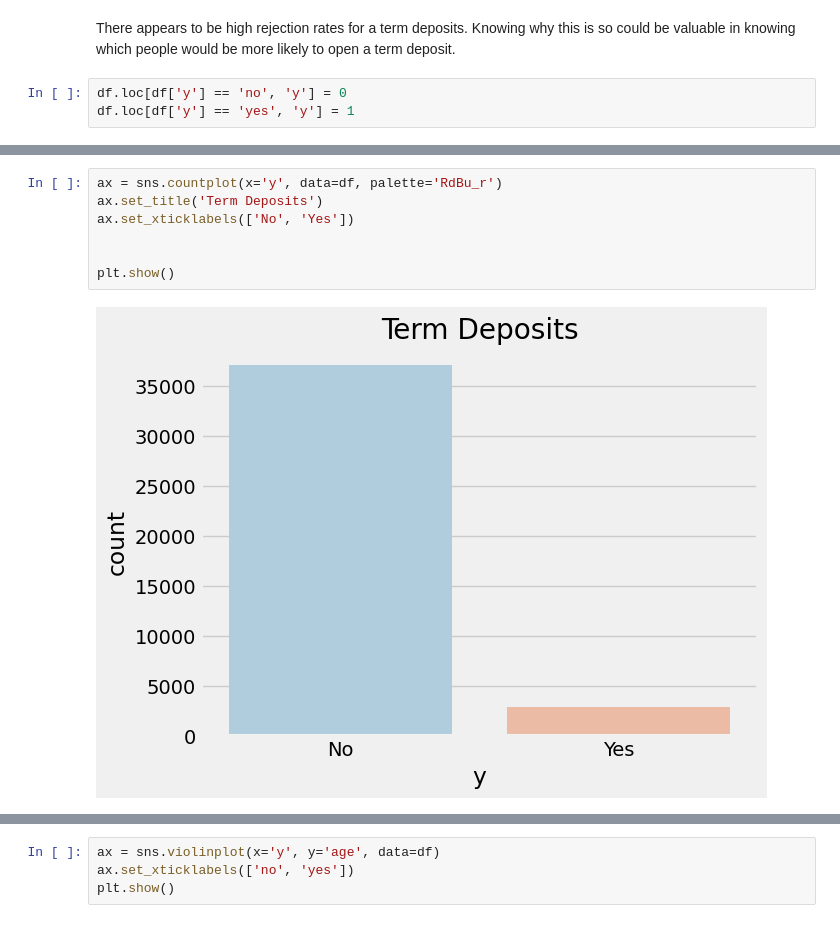
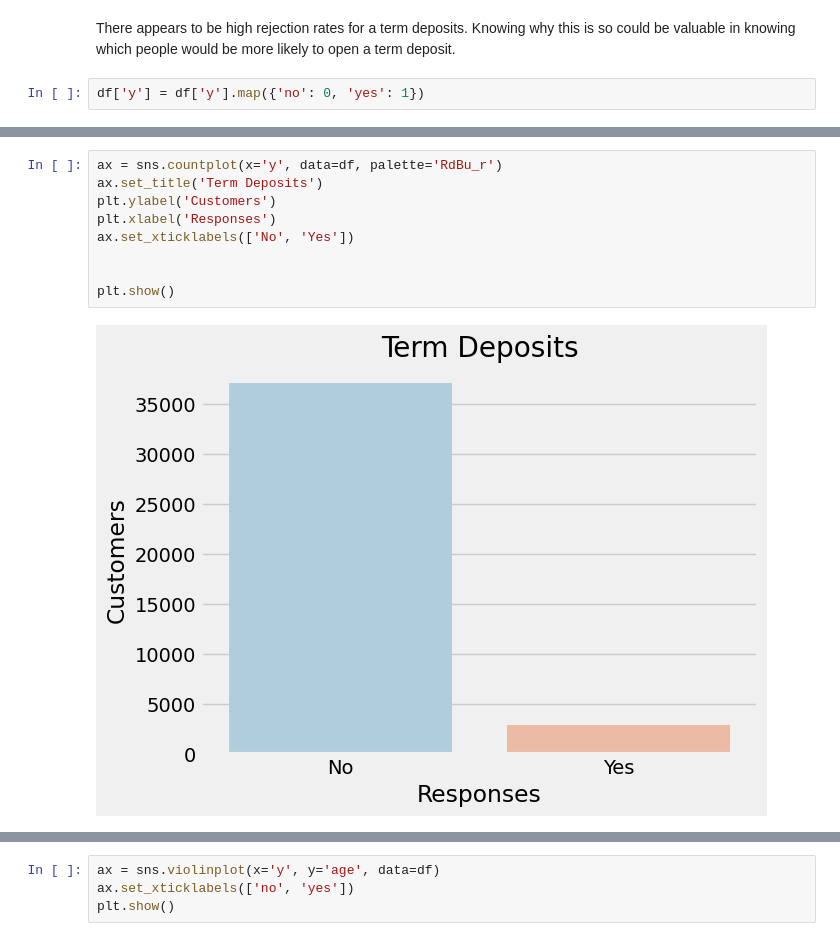
Before and after one commit to JideOkesanjo/JvwzPchMzoFGWGVY, a Jupyter notebook: Apziva_project_2.ipynb, the cells around one changed output, grey strips where cells are left out. Drawn from its saved outputs; the diff is of its cells as text.

```diff
--- a/Apziva_project_2.ipynb
+++ b/Apziva_project_2.ipynb
@@ -86,5 +107,4 @@ dtype: int64
 # %% [markdown]
 There appears to be high rejection rates for a term deposits. Knowing why this is so could be valuable in knowing which people would be more likely to open a term deposit.
 # %%
-df.loc[df['y'] == 'no', 'y'] = 0
-df.loc[df['y'] == 'yes', 'y'] = 1
+df['y'] = df['y'].map({'no': 0, 'yes': 1})
@@ -106,9 +136,11 @@ Name: y, Length: 40000, dtype: int64
 # %%
 ax = sns.countplot(x='y', data=df, palette='RdBu_r')
 ax.set_title('Term Deposits')
+plt.ylabel('Customers')
+plt.xlabel('Responses')
 ax.set_xticklabels(['No', 'Yes'])
 
 
 plt.show()
 # %% [output]
-[figure, old version]
+[figure, new version]
```
Also changed, not shown: parts of 61 cells of this notebook.
